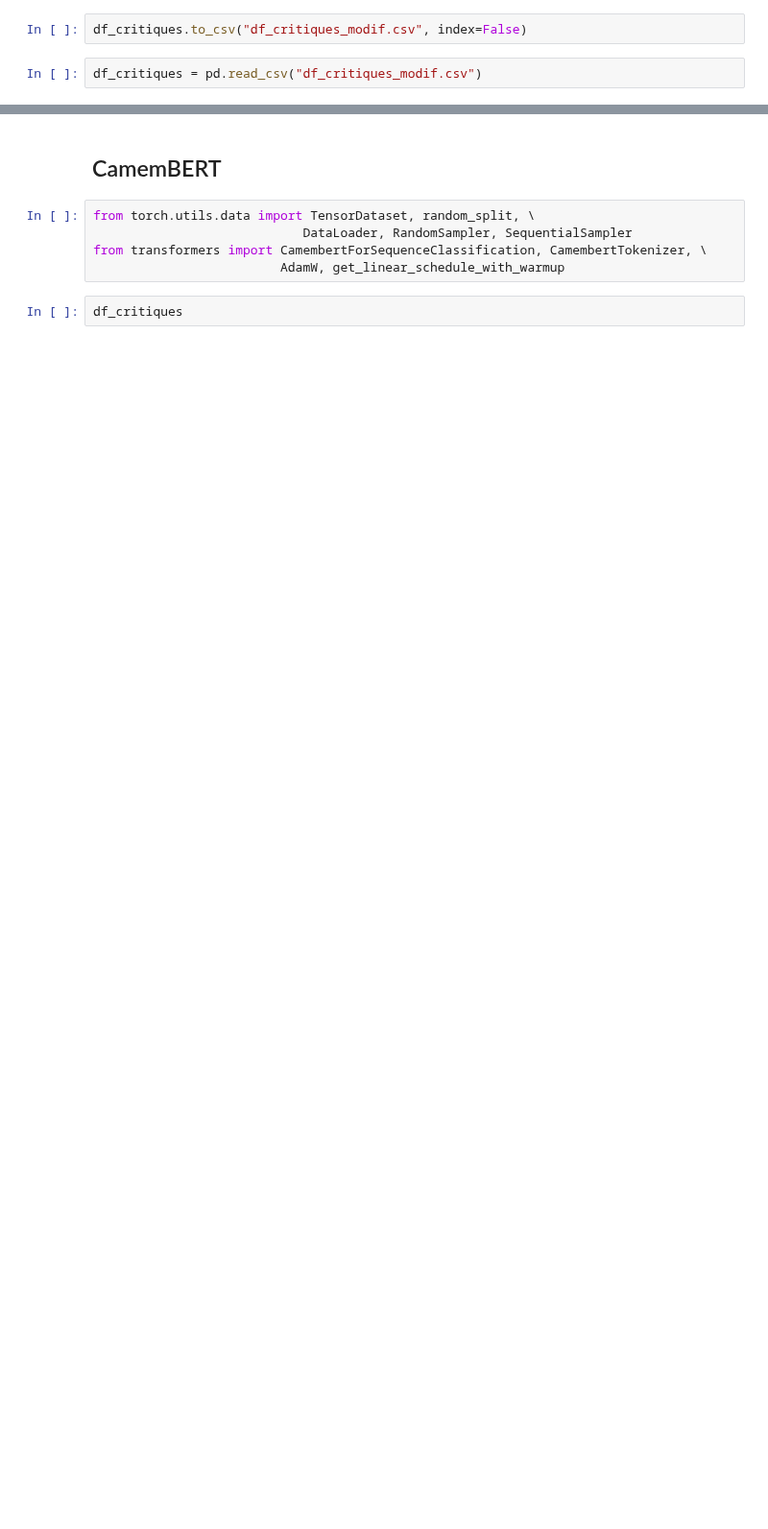
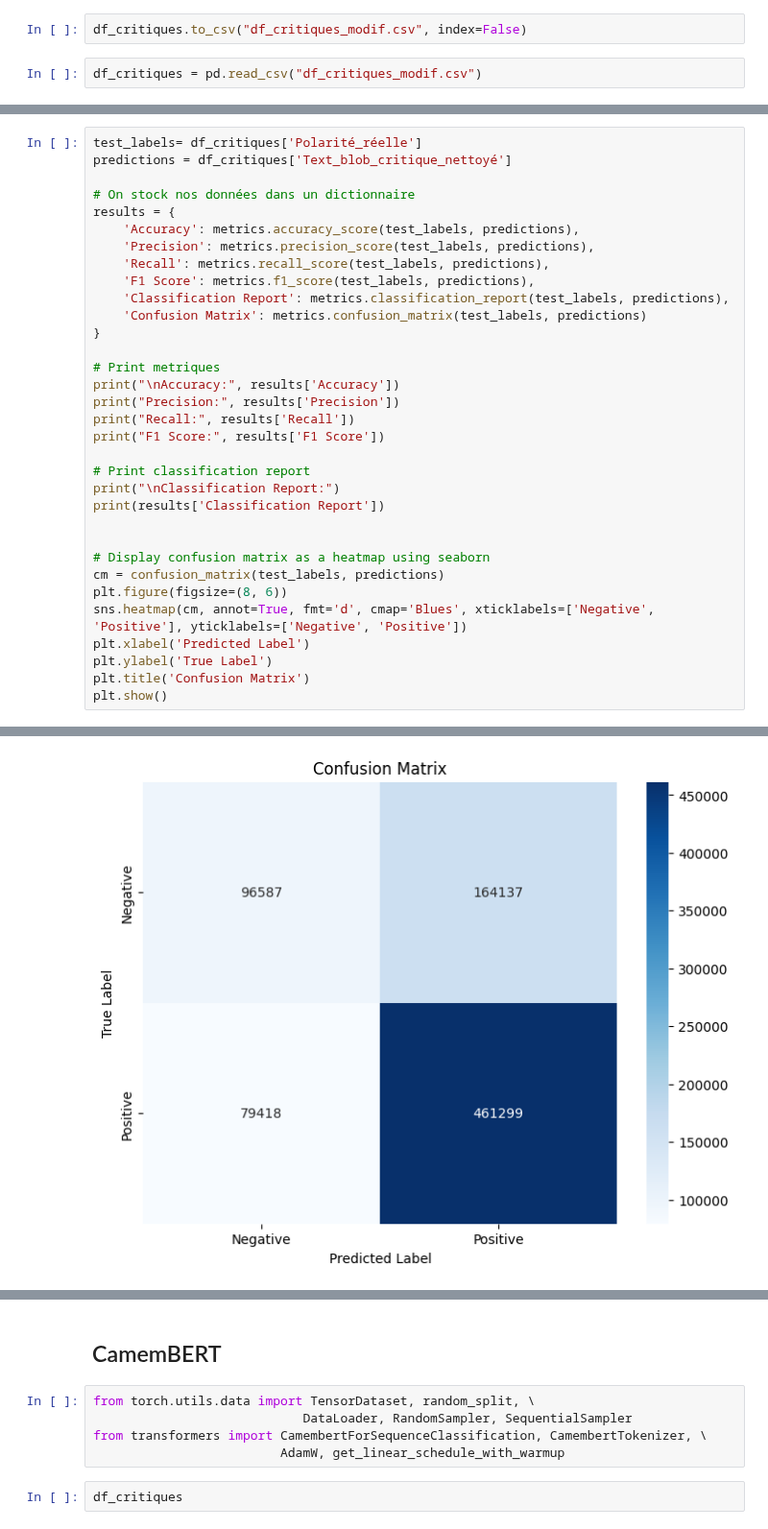
Before and after one commit to mass2330/python_ds_film, a Jupyter notebook: notebook_final.ipynb, the cells around one changed output, grey strips where cells are left out. Shown at 96% size. Cells and saved outputs as stored; diff of their text form; blank space fills up the shorter version.

```diff
--- a/notebook_final.ipynb
+++ b/notebook_final.ipynb
@@ -1133,0 +1184,34 @@ df_critiques = df_critiques.dropna(subset=['Critique_nettoy'])
+# %%
+test_labels= df_critiques['Polarité_réelle']
+predictions = df_critiques['Text_blob_critique_nettoyé']
+
+# On stock nos données dans un dictionnaire
+results = {
+    'Accuracy': metrics.accuracy_score(test_labels, predictions),
+    'Precision': metrics.precision_score(test_labels, predictions),
+    'Recall': metrics.recall_score(test_labels, predictions),
+    'F1 Score': metrics.f1_score(test_labels, predictions),
+    'Classification Report': metrics.classification_report(test_labels, predictions),
+    'Confusion Matrix': metrics.confusion_matrix(test_labels, predictions)
+}
+
+# Print metriques
+print("\nAccuracy:", results['Accuracy'])
+print("Precision:", results['Precision'])
+print("Recall:", results['Recall'])
+print("F1 Score:", results['F1 Score'])
+
+# Print classification report
+print("\nClassification Report:")
+print(results['Classification Report'])
+
+
+# Display confusion matrix as a heatmap using seaborn
+cm = confusion_matrix(test_labels, predictions)
+plt.figure(figsize=(8, 6))
+sns.heatmap(cm, annot=True, fmt='d', cmap='Blues', xticklabels=['Negative', 'Positive'], yticklabels=['Negative', 'Positive'])
+plt.xlabel('Predicted Label')
+plt.ylabel('True Label')
+plt.title('Confusion Matrix')
+plt.show()
+# %% [output]
@@ -1133,0 +1232 @@ df_critiques = df_critiques.dropna(subset=['Critique_nettoy'])
+[figure, added]
```
Also changed, not shown: parts of 38 cells of this notebook, 1 other file.
